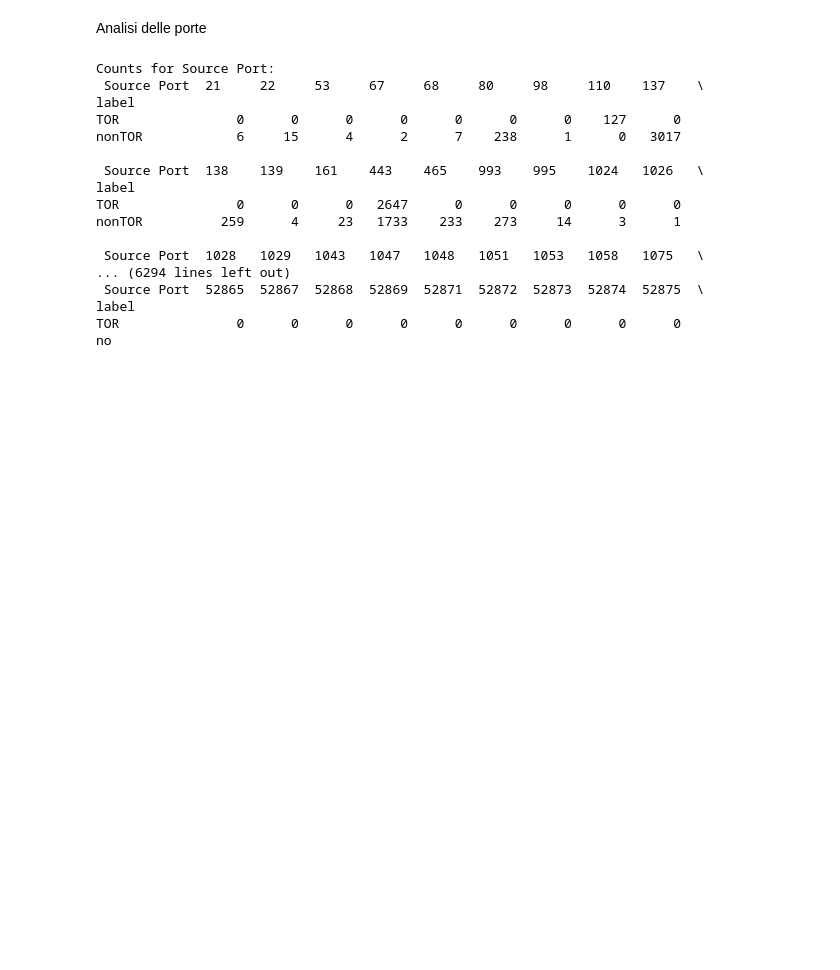
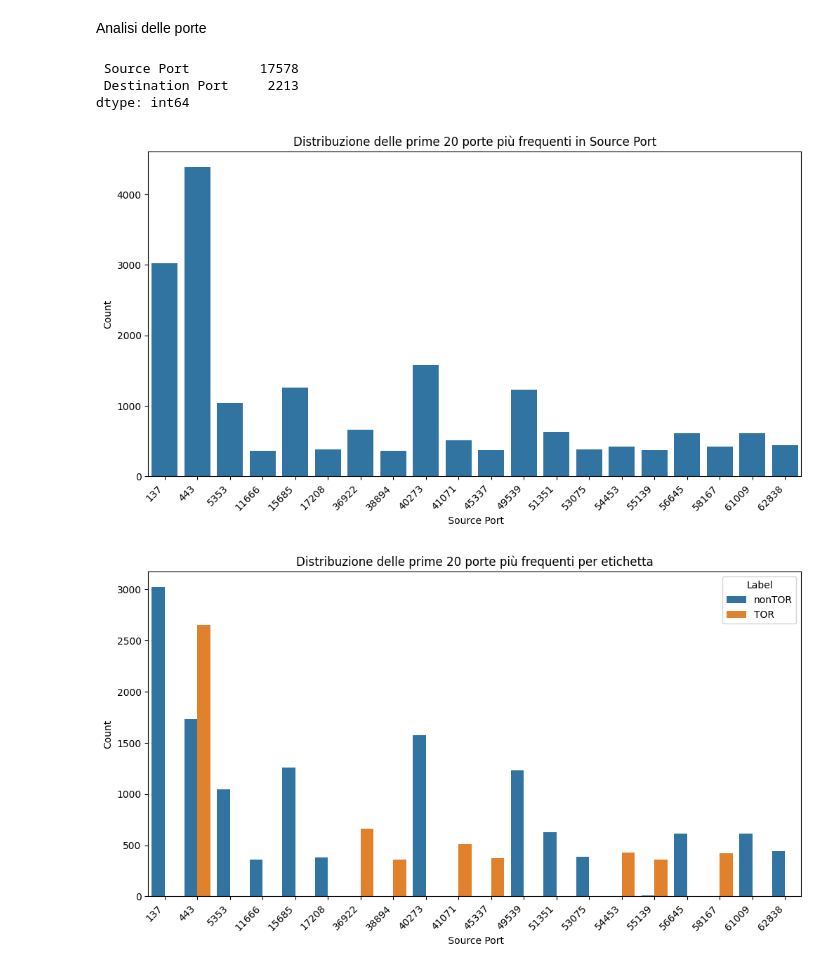
Before and after one commit to tommasomartinelli/Anomaly-Detection-ISCXTor2016, a Jupyter notebook: Notebook/Tor_nonTor.ipynb, the cells around one changed output. Cells and saved outputs as stored; diff of their text form; code cells hidden in the pictures; blank space fills up the shorter version.

```diff
--- a/Notebook/Tor_nonTor.ipynb
+++ b/Notebook/Tor_nonTor.ipynb
@@ -415,30 +471,35 @@ plt.show()
 # %% [markdown]
 Analisi delle porte
-# %%
-pd.set_option('display.max_columns', None)
-port_columns = ['label', ' Source Port', ' Destination Port']
-df_port = df_no_ips[port_columns]
-source_port_counts = df_port.groupby(['label', ' Source Port']).size().unstack(fill_value=0)
-destination_port_counts = df_port.groupby(['label', ' Destination Port']).size().unstack(fill_value=0)
-print("Counts for Source Port:")
-print(source_port_counts)
-print("\nCounts for Destination Port:")
-print(destination_port_counts)
-# %% [output]
-Counts for Source Port:
- Source Port  21     22     53     67     68     80     98     110    137    \
-label
-TOR               0      0      0      0      0      0      0    127      0
-nonTOR            6     15      4      2      7    238      1      0   3017
-
- Source Port  138    139    161    443    465    993    995    1024   1026   \
-label
-TOR               0      0      0   2647      0      0      0      0      0
-nonTOR          259      4     23   1733    233    273     14      3      1
-
- Source Port  1028   1029   1043   1047   1048   1051   1053   1058   1075   \
-... (6294 lines left out)
- Source Port  52865  52867  52868  52869  52871  52872  52873  52874  52875  \
-label
-TOR               0      0      0      0      0      0      0      0      0
-no
+# %%
+porte = [' Source Port', ' Destination Port']
+print(df_no_ips[porte].nunique())
+# %% [output]
+ Source Port         17578
+ Destination Port     2213
+dtype: int64
+# %%
+df_porte = df_no_ips[porte]
+
+port_count = df_porte.groupby([' Source Port']).size().reset_index(name='Count').sort_values(by='Count', ascending=False)
+
+plt.figure(figsize=(12, 6))
+sns.barplot(x=' Source Port', y='Count', data=port_count.head(20))
+plt.title('Distribuzione delle prime 20 porte più frequenti in Source Port')
+plt.xticks(rotation=45, ha='right')
+plt.show()
+
+df_porte_label = df_no_ips[porte + ['label']]
+port_count = df_porte_label.groupby([' Source Port', 'label']).size().reset_index(name='Count')
+top_ports = port_count.groupby([' Source Port']).sum().sort_values(by='Count', ascending=False).head(20).index
+top_ports_df = port_count[port_count[' Source Port'].isin(top_ports)]
+
+
+plt.figure(figsize=(12,6))
+sns.barplot(x=' Source Port', y='Count', hue='label', data=top_ports_df)
+plt.title('Distribuzione delle prime 20 porte più frequenti per etichetta')
+plt.xticks(rotation=45, ha='right')
+plt.legend(title='Label')
+plt.show()
+# %% [output]
+[figure, added]
+[figure, added]
```
Also changed, not shown: parts of 19 cells of this notebook.
